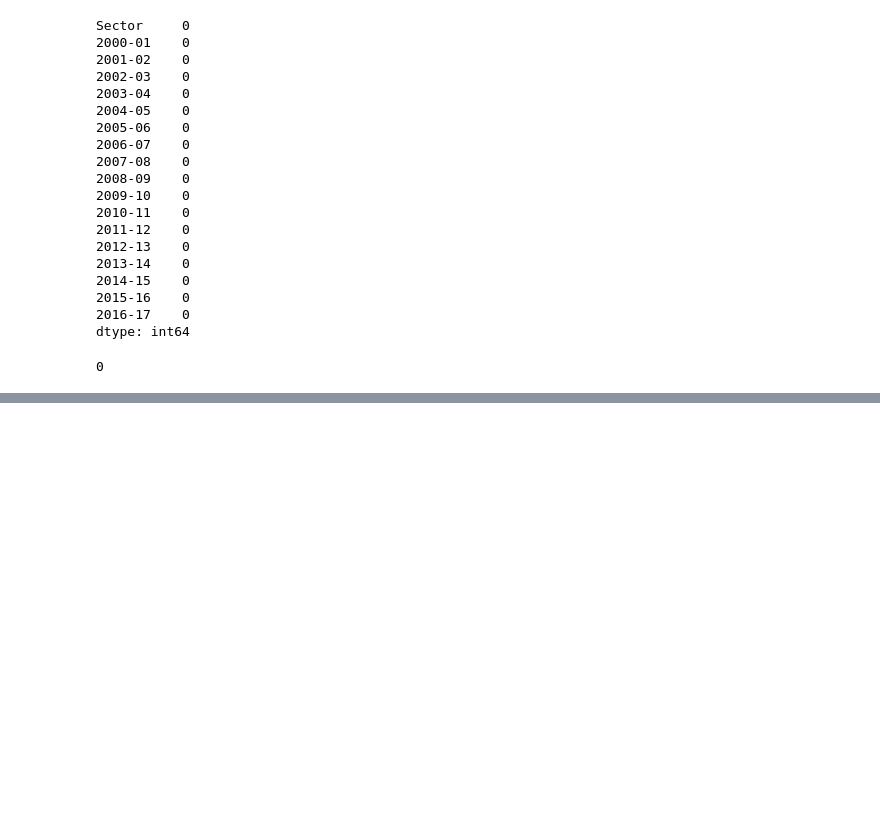
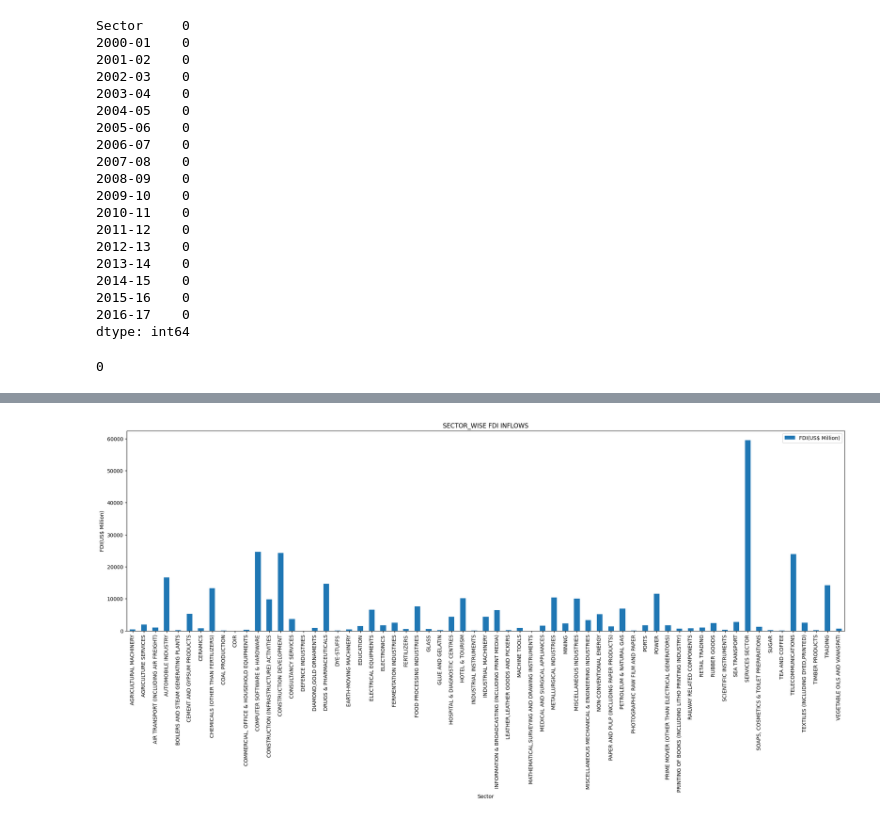
Before and after one commit to yash66gupta/FDI-Analysis, a Jupyter notebook: FDI_Analysis.ipynb, the cells around one changed output, grey strips where cells are left out. Drawn from its saved outputs; the diff is of its cells as text; code cells hidden in the pictures; blank space fills up the shorter version.

```diff
--- a/FDI_Analysis.ipynb
+++ b/FDI_Analysis.ipynb
@@ -239,0 +292,5 @@ Sorted
+# %%
+Sectorwise_fdi.plot(kind='bar',y='FDI(US$ Million)',figsize = (25,7), legend= True, title='SECTOR_WISE FDI INFLOWS' ,ylabel='FDI(US$ Million)')
+plt.show()
+# %% [output]
+[figure, added]
```
Also changed, not shown: parts of 13 cells of this notebook.
